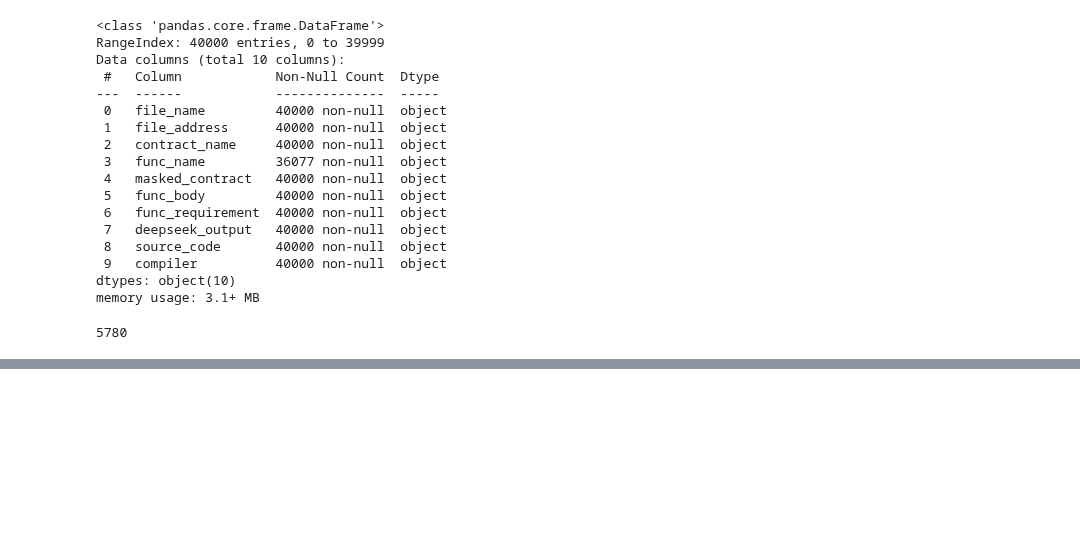
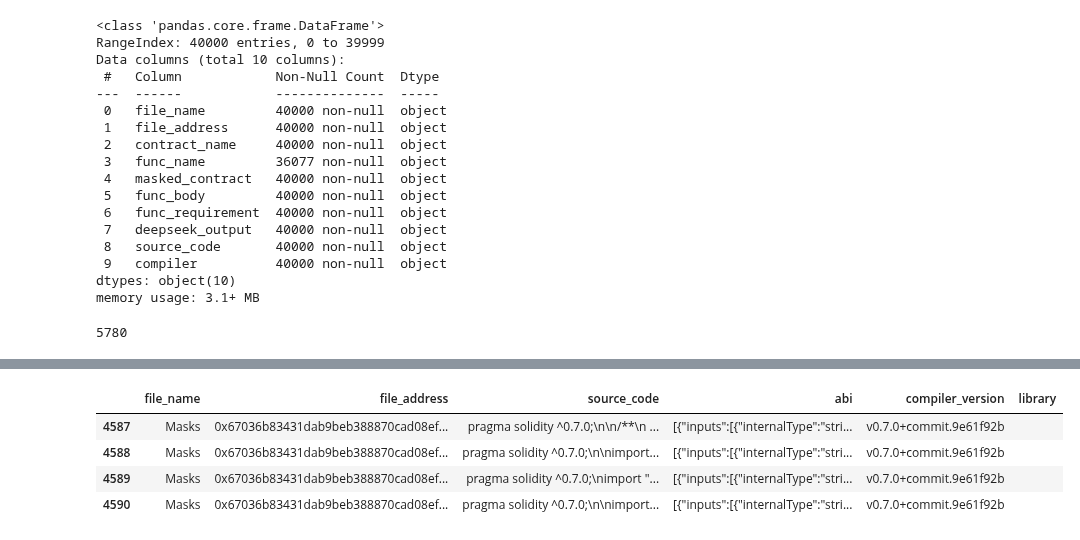
Before and after one commit to echodrift/code-generation, a Jupyter notebook: codegen.ipynb, the cells around one changed output, grey strips where cells are left out. Drawn from its saved outputs; the diff is of its cells as text; code cells hidden in the pictures; blank space fills up the shorter version.

```diff
--- a/codegen.ipynb
+++ b/codegen.ipynb
@@ -412,0 +459,9 @@ len(train[train["source_code"].str.contains("import", regex=False)])
+# %%
+test_file[(test_file["file_name"] == "Masks") &
+        (test_file["file_address"] == "0x67036b83431dab9beb388870cad08ef4e70166e6")]
+# %% [output]
+|  | file_name | file_address | source_code | abi | compiler_version | library |
+| 4587 | Masks | 0x67036b83431dab9beb388870cad08ef... | pragma solidity ^0.7.0;\n\n/**\n ... | [{"inputs":[{"internalType":"stri... | v0.7.0+commit.9e61f92b |  |
+| 4588 | Masks | 0x67036b83431dab9beb388870cad08ef... | pragma solidity ^0.7.0;\n\nimport... | [{"inputs":[{"internalType":"stri... | v0.7.0+commit.9e61f92b |  |
+| 4589 | Masks | 0x67036b83431dab9beb388870cad08ef... | pragma solidity ^0.7.0;\nimport "... | [{"inputs":[{"internalType":"stri... | v0.7.0+commit.9e61f92b |  |
+| 4590 | Masks | 0x67036b83431dab9beb388870cad08ef... | pragma solidity ^0.7.0;\n\nimport... | [{"inputs":[{"internalType":"stri... | v0.7.0+commit.9e61f92b |  |
```
Also changed, not shown: parts of 6 cells of this notebook, 4 other files.
